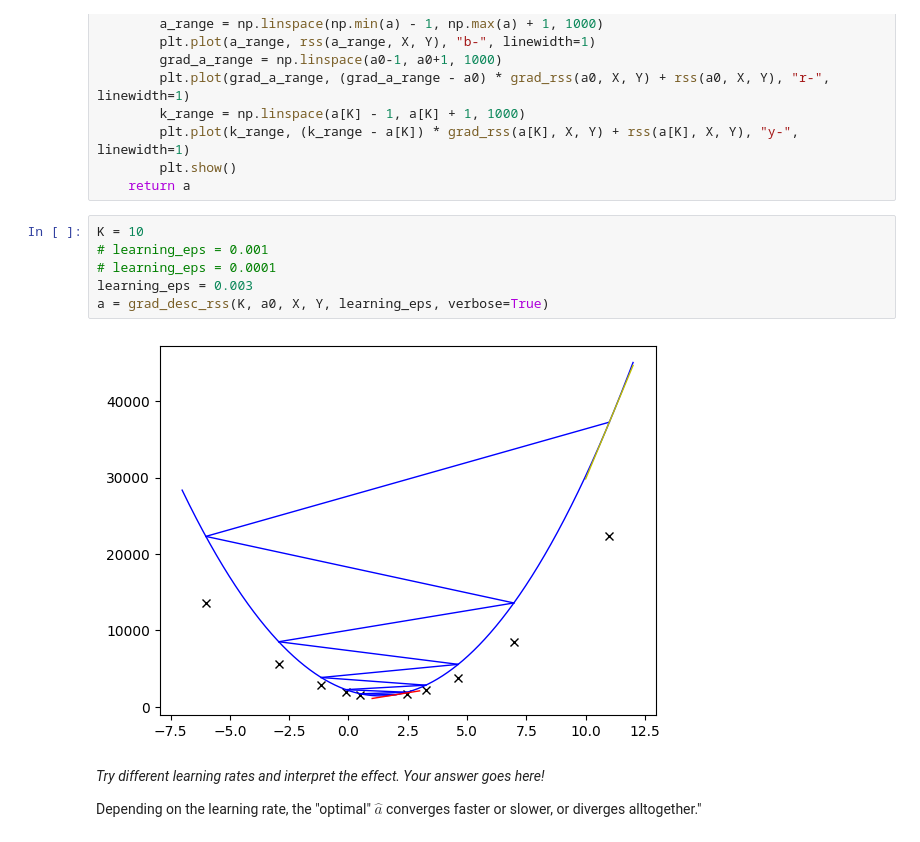
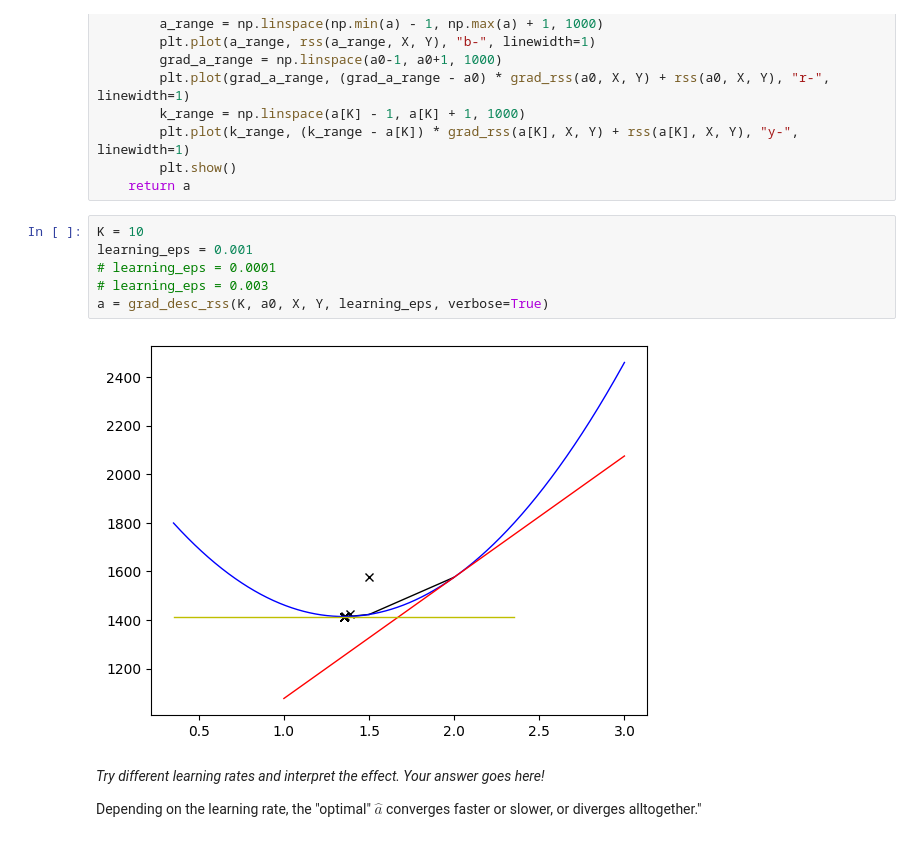
Before and after one commit to kallefrisk/Schoolwork, a Jupyter notebook: Python/DeepLearning/Numerical Linear Regression.ipynb, the cells around one changed output. Saved outputs shown, nothing was run; the diff lists cells and outputs as text.

```diff
--- a/Python/DeepLearning/Numerical Linear Regression.ipynb
+++ b/Python/DeepLearning/Numerical Linear Regression.ipynb
@@ -125,12 +125,12 @@ def grad_desc_rss(K, a0, X, Y, learning_eps, verbose):
     return a
 # %%
 K = 10
-# learning_eps = 0.001
+learning_eps = 0.001
 # learning_eps = 0.0001
-learning_eps = 0.003
+# learning_eps = 0.003
 a = grad_desc_rss(K, a0, X, Y, learning_eps, verbose=True)
 # %% [output]
-[figure, old version]
+[figure, new version]
 # %% [markdown]
 *Try different learning rates and interpret the effect. Your answer goes here!*
 
```
Also changed, not shown: parts of 5 cells of this notebook.
